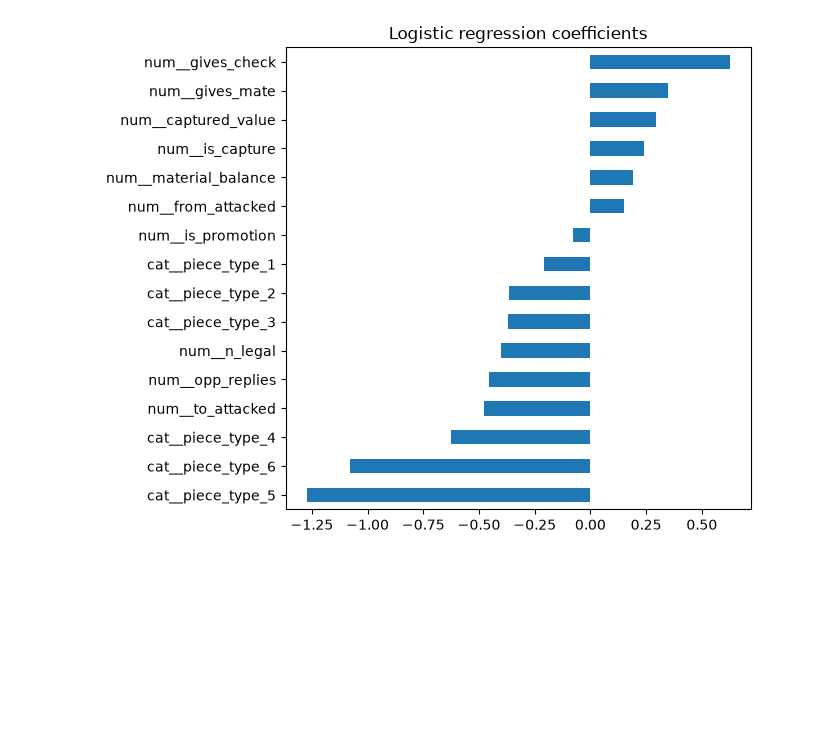
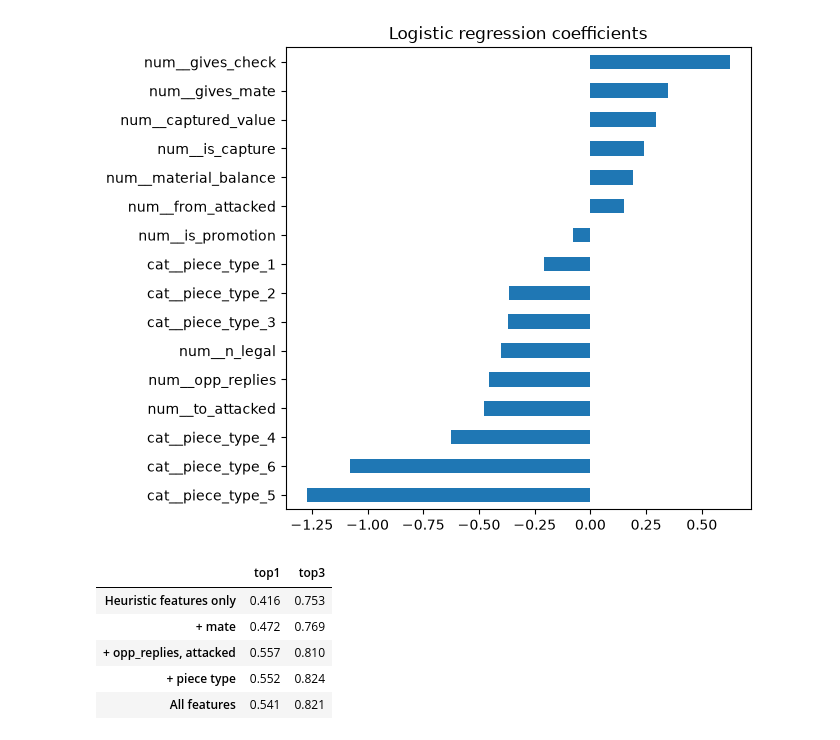
Before and after one commit to annamodolo/Predicting-Tactical-Chess-Decisions, a Jupyter notebook: 01_get_data.ipynb, the cells around one changed output. Drawn from its saved outputs; the diff is of its cells as text; code cells hidden in the pictures; blank space fills up the shorter version.

Commit message:
Add coefficient analysis and feature ablation

```diff
--- a/01_get_data.ipynb
+++ b/01_get_data.ipynb
@@ -311,3 +311,33 @@ num__gives_mate          0.348534
 num__gives_check         0.624485
 dtype: float64
 [figure]
+# %%
+# Feature-group ablation for the logistic regression
+def fit_eval(num, cat):
+    transformers = [("num", StandardScaler(), num)]
+    if cat:
+        transformers.append(("cat", OneHotEncoder(handle_unknown="ignore"), cat))
+    model = Pipeline([("pre", ColumnTransformer(transformers)),
+                      ("clf", LogisticRegression(max_iter=1000))])
+    model.fit(train[num + cat], train["label"])
+    return topk(test, model.predict_proba(test[num + cat])[:, 1])
+
+base = ["is_capture", "captured_value", "gives_check"]
+with_mate = base + ["gives_mate"]
+with_dynamics = with_mate + ["opp_replies", "to_attacked", "from_attacked"]
+
+ablation = {
+    "Heuristic features only": fit_eval(base, []),
+    "+ mate": fit_eval(with_mate, []),
+    "+ opp_replies, attacked": fit_eval(with_dynamics, []),
+    "+ piece type": fit_eval(with_dynamics, ["piece_type"]),
+    "All features": fit_eval(num_cols, cat_cols),
+}
+pd.DataFrame(ablation).T
+# %% [output]
+|  | top1 | top3 |
+| Heuristic features only | 0.416 | 0.753 |
+| + mate | 0.472 | 0.769 |
+| + opp_replies, attacked | 0.557 | 0.810 |
+| + piece type | 0.552 | 0.824 |
+| All features | 0.541 | 0.821 |
```
